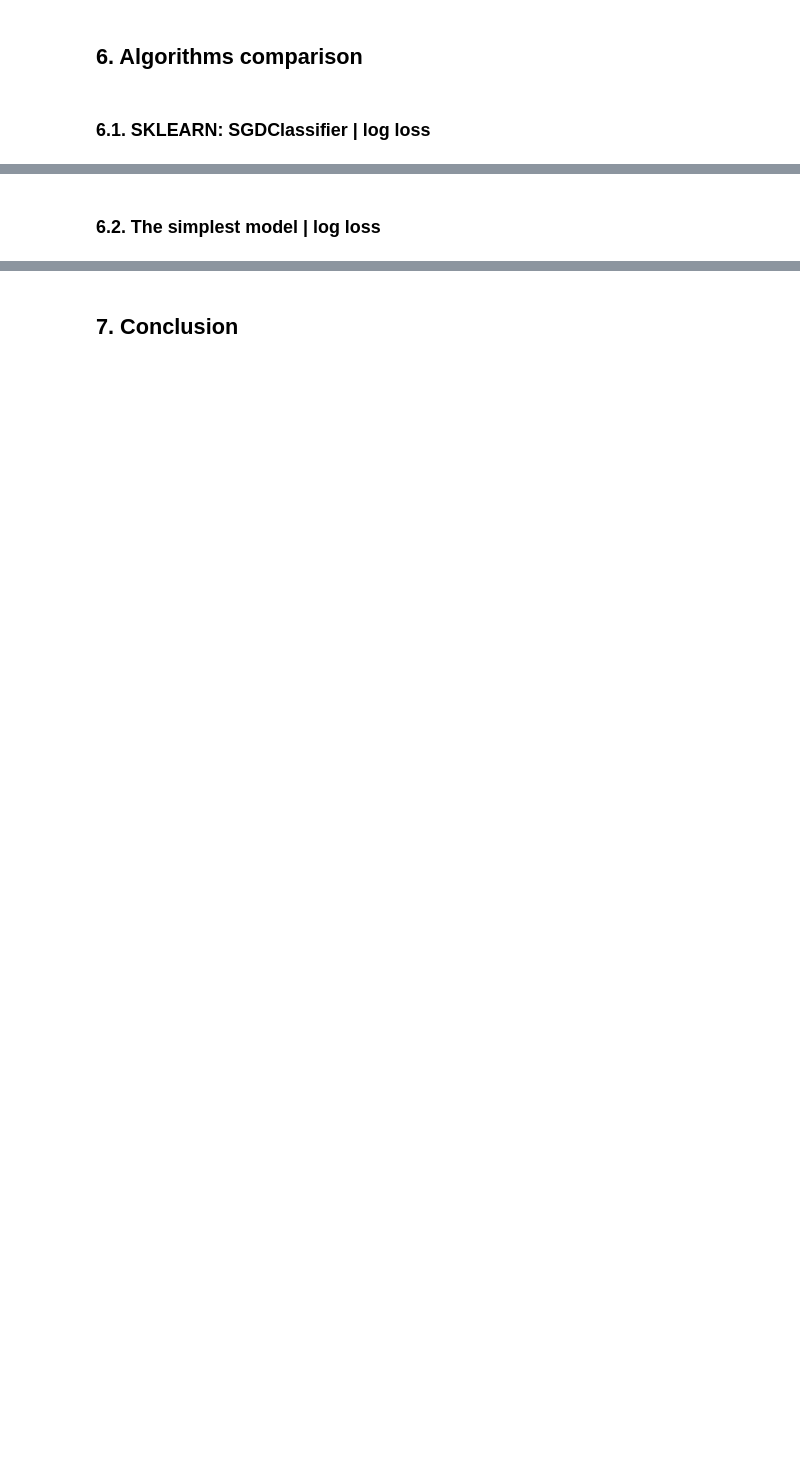
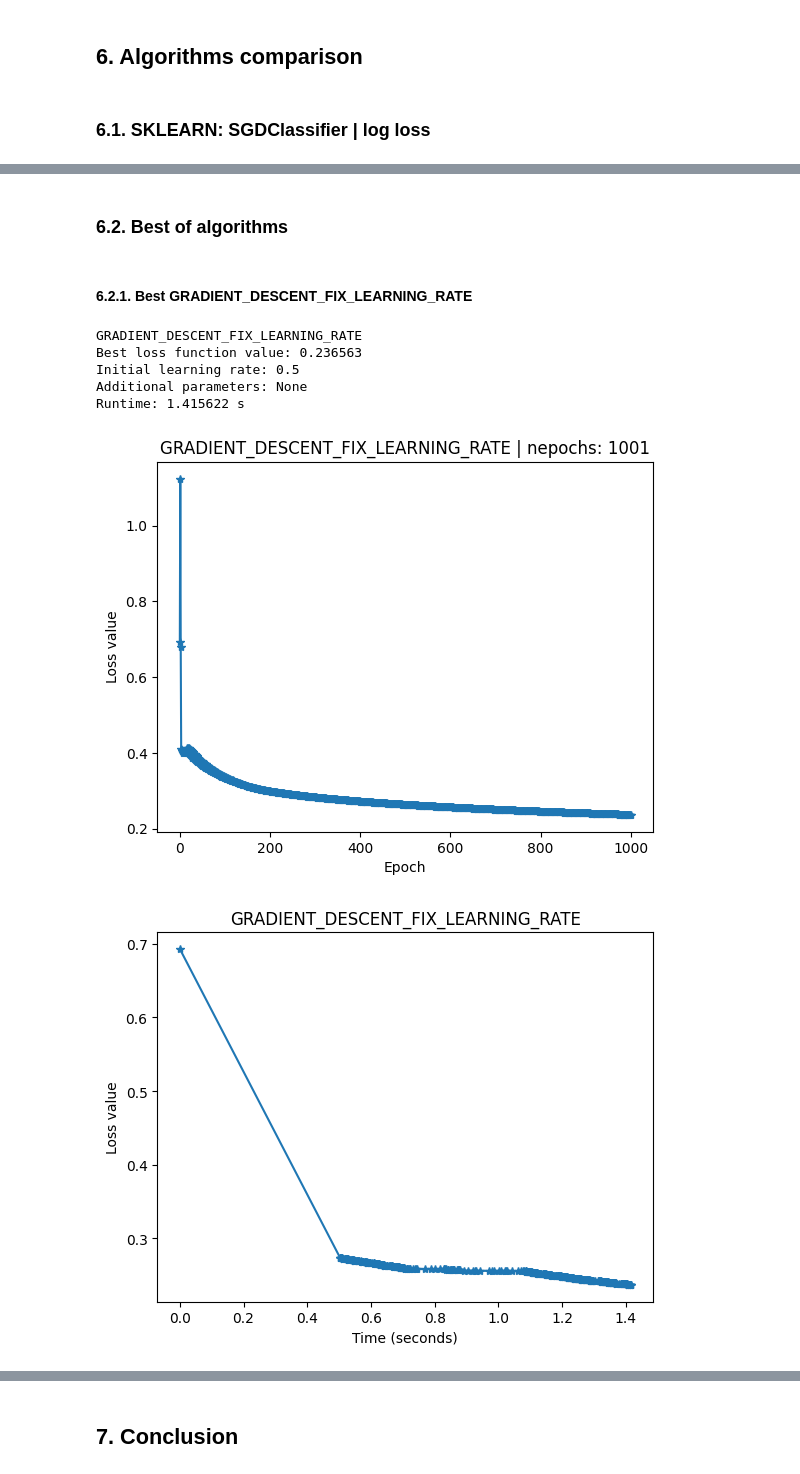
Before and after one commit to DucTrung1802/advanced-optimization, a Jupyter notebook: hw2/advanced_optimization_hw2.ipynb, the cells around one changed output, grey strips where cells are left out. Saved outputs shown, nothing was run; the diff lists cells and outputs as text; code cells hidden in the pictures; blank space fills up the shorter version.

```diff
--- a/hw2/advanced_optimization_hw2.ipynb
+++ b/hw2/advanced_optimization_hw2.ipynb
@@ -2178,5 +2220,44 @@ SGDClassifier(eta0=0.1, learning_rate='constant', loss='log_loss', max_iter=1,
 Loss value: 0.125859
 Runtime: 17.848480 s
 [figure]
-# %% [markdown]
-### 6.2. The simplest model | log loss
+# %% [markdown]
+### 6.2. Best of algorithms
+# %% [markdown]
+#### 6.2.1. Best GRADIENT_DESCENT_FIX_LEARNING_RATE
+# %%
+ALGORITHM_TYPE = AlgorithmType.GRADIENT_DESCENT_FIX_LEARNING_RATE
+INITIAL_W = np.zeros((Xbar.shape[0], 1))
+INITIAL_LEARNING_RATE = 0.5
+MAX_EPOCHS = 1000
+EPS = 1e-6
+
+
+# ADDITIONAL PARAMETERS
+ALGORITHM_TYPE.value
+
+(
+    GRADIENT_DESCENT_FIX_LEARNING_RATE_w,
+    GRADIENT_DESCENT_FIX_LEARNING_RATE_loss_value,
+    GRADIENT_DESCENT_FIX_LEARNING_RATE_time_array,
+    GRADIENT_DESCENT_FIX_LEARNING_RATE_epoch_count,
+) = one_for_all(
+    algorithm_type=ALGORITHM_TYPE,
+    Xbar=Xbar,
+    y=y,
+    cost=cost,
+    grad=grad,
+    initial_w=INITIAL_W,
+    initial_learning_rate=INITIAL_LEARNING_RATE,
+    algorithm_name=ALGORITHM_TYPE.name,
+    max_epochs=MAX_EPOCHS,
+    eps=EPS,
+    marker="*",
+)
+# %% [output]
+GRADIENT_DESCENT_FIX_LEARNING_RATE
+Best loss function value: 0.236563
+Initial learning rate: 0.5
+Additional parameters: None
+Runtime: 1.415622 s
+[figure, added]
+[figure, added]
```
Also changed, not shown: parts of 60 cells of this notebook.
